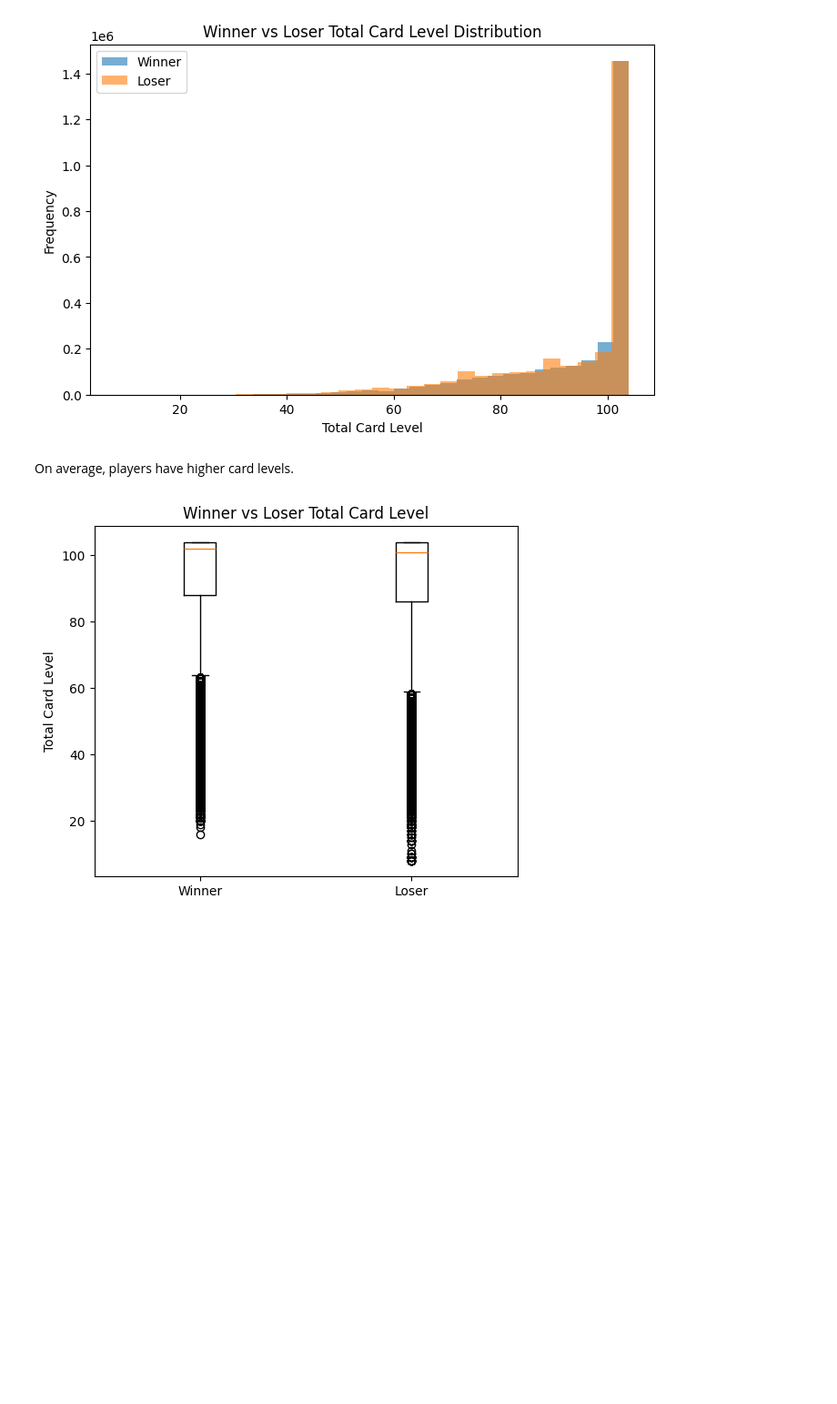
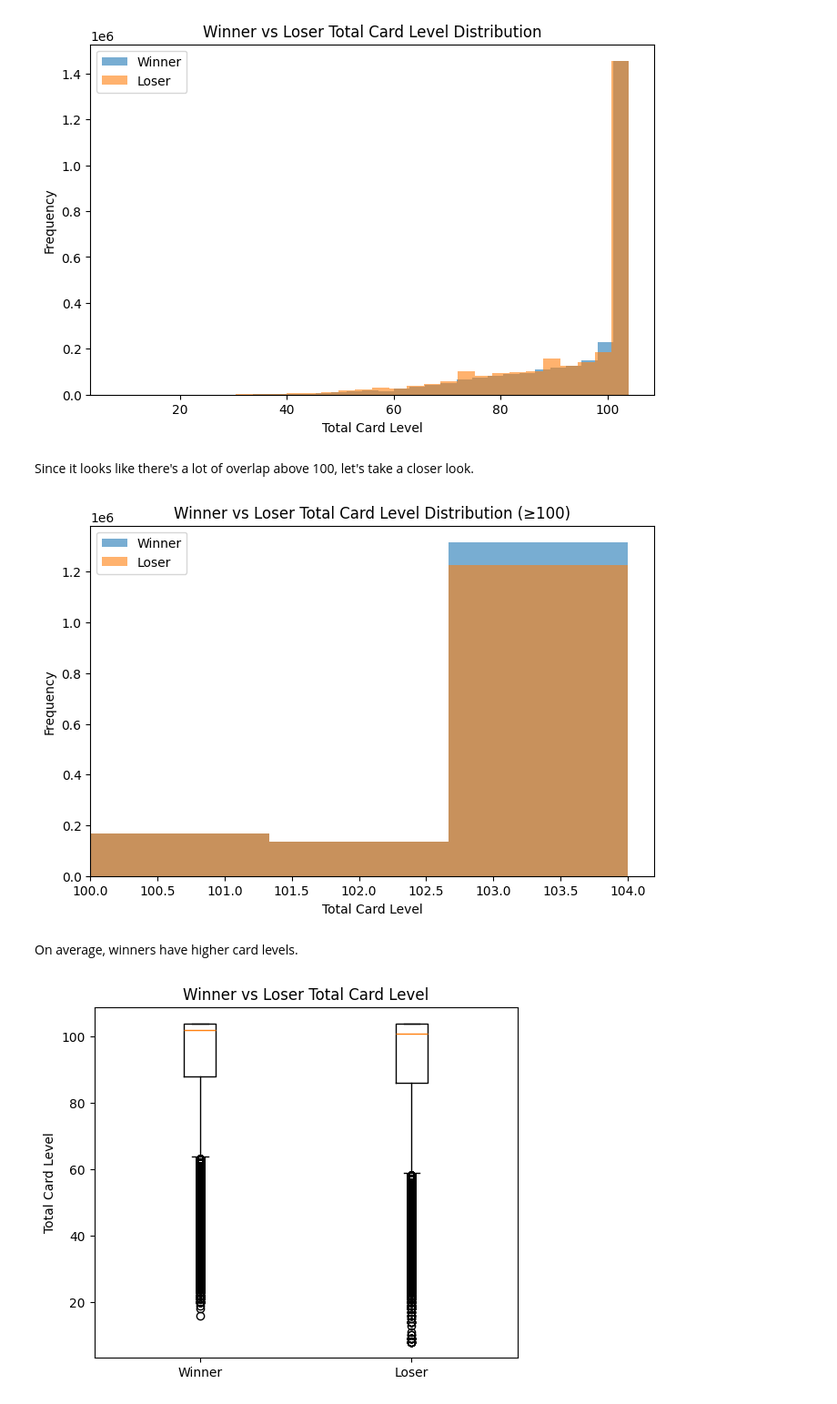
Before and after one commit to juliameylu/ClashRoyaleML, a Jupyter notebook: notebooks/ClashRoyaleEDA.ipynb, the cells around one changed output. Shown at 91% size. Cells and saved outputs as stored; diff of their text form; code cells hidden in the pictures; blank space fills up the shorter version.

Commit message:
Card name merging, further EDA (up to pairwise card comp.)

```diff
--- a/notebooks/ClashRoyaleEDA.ipynb
+++ b/notebooks/ClashRoyaleEDA.ipynb
@@ -155,8 +155,32 @@ plt.legend()
 plt.show()
 # %% [output]
 [figure]
+# %% [markdown]
+Since it looks like there's a lot of overlap above 100, let's take a closer look.
+# %%
+
+winner = df_clash["winner.totalcard.level"]
+loser = df_clash["loser.totalcard.level"]
+
+winner = winner[winner >= 100]
+loser = loser[loser >= 100]
+
+plt.figure(figsize=(8, 5))
+
+plt.hist(winner, bins=3, alpha=0.6, label="Winner")
+plt.hist(loser, bins=3, alpha=0.6, label="Loser")
+
+plt.xlim(100, None)  # force x-axis to start at 100
+plt.xlabel("Total Card Level")
+plt.ylabel("Frequency")
+plt.title("Winner vs Loser Total Card Level Distribution (≥100)")
+plt.legend()
+
+plt.show()
+# %% [output]
+[figure, added]
 # %% [markdown]
-On average, players have higher card levels.
+On average, winners have higher card levels.
 # %%
 import matplotlib.pyplot as plt
 
```
Also changed, not shown: parts of 10 cells of this notebook.
